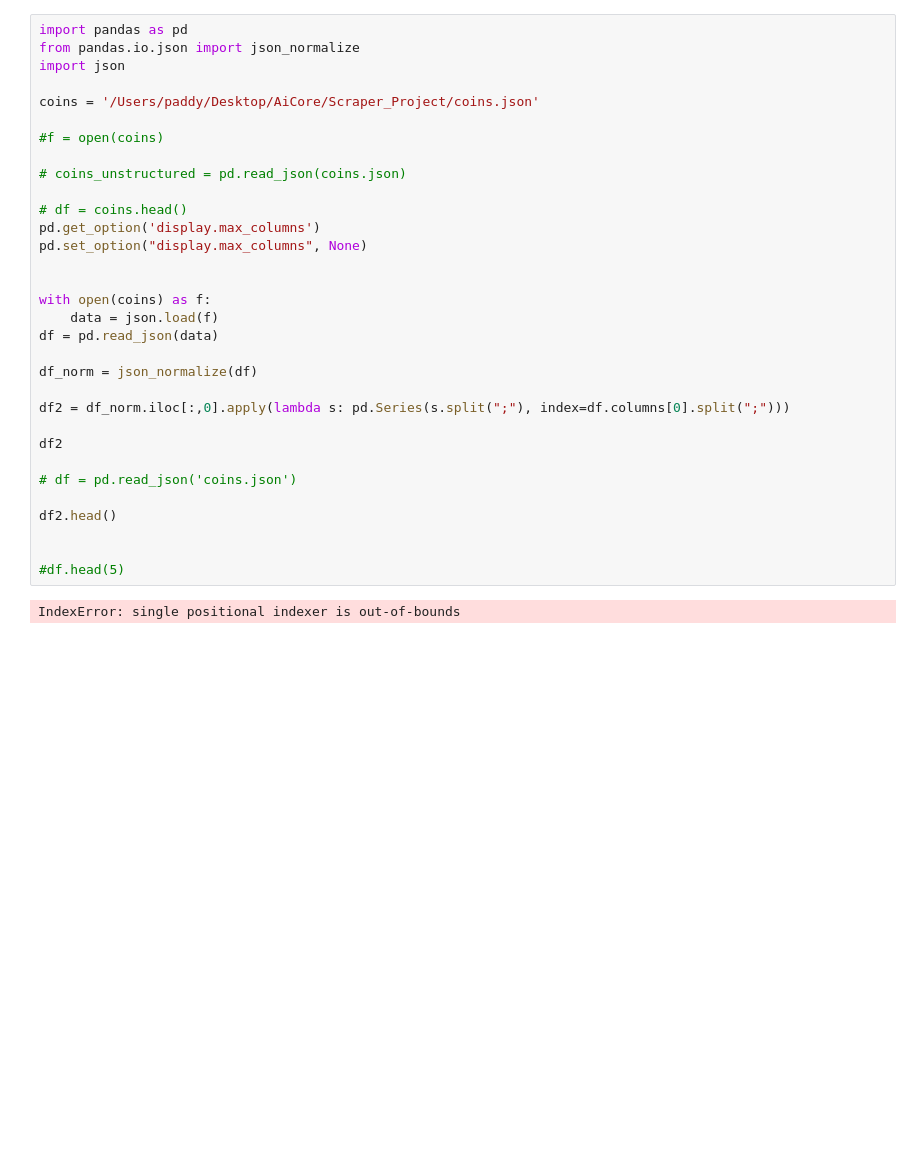
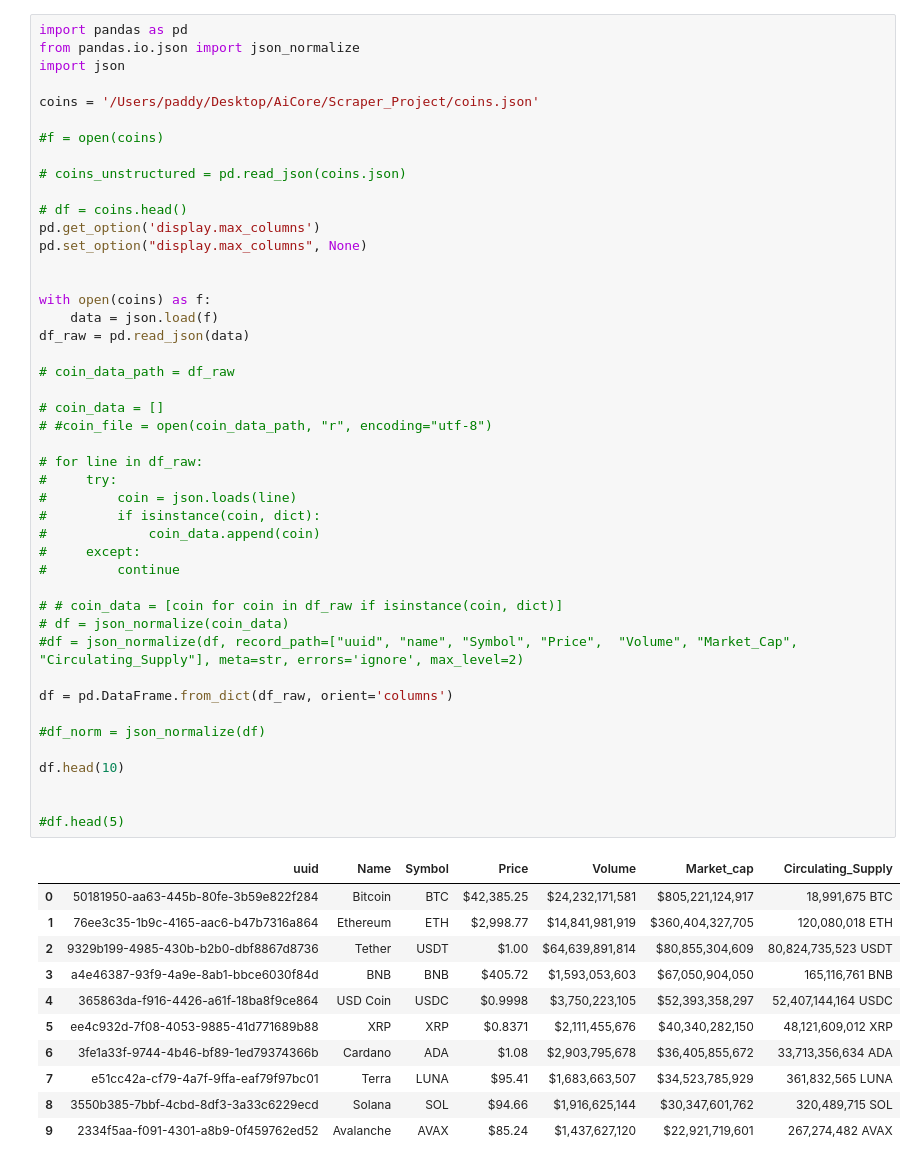
Before and after one commit to SaintpatrickII/webscraper, a Jupyter notebook: json_to_df.ipynb, the cells around one changed output. Drawn from its saved outputs; the diff is of its cells as text; blank space fills up the shorter version.

```diff
--- a/json_to_df.ipynb
+++ b/json_to_df.ipynb
@@ -1,34 +1,57 @@
 # %%
 import pandas as pd
 from pandas.io.json import json_normalize
 import json
 
 coins = '/Users/paddy/Desktop/AiCore/Scraper_Project/coins.json'
 
 #f = open(coins)
 
 # coins_unstructured = pd.read_json(coins.json)
 
 # df = coins.head()
 pd.get_option('display.max_columns')
 pd.set_option("display.max_columns", None)
 
 
 with open(coins) as f:
     data = json.load(f)
-df = pd.read_json(data)
+df_raw = pd.read_json(data)
 
-df_norm = json_normalize(df)
+# coin_data_path = df_raw
 
-df2 = df_norm.iloc[:,0].apply(lambda s: pd.Series(s.split(";"), index=df.columns[0].split(";")))
+# coin_data = []
+# #coin_file = open(coin_data_path, "r", encoding="utf-8")
 
-df2
+# for line in df_raw:
+#     try:
+#         coin = json.loads(line)
+#         if isinstance(coin, dict):
+#             coin_data.append(coin)
+#     except:
+#         continue
 
-# df = pd.read_json('coins.json')
+# # coin_data = [coin for coin in df_raw if isinstance(coin, dict)]
+# df = json_normalize(coin_data)
+#df = json_normalize(df, record_path=["uuid", "name", "Symbol", "Price",  "Volume", "Market_Cap", "Circulating_Supply"], meta=str, errors='ignore', max_level=2)
 
-df2.head()
+df = pd.DataFrame.from_dict(df_raw, orient='columns')
+
+#df_norm = json_normalize(df)
+
+df.head(10)
 
 
 #df.head(5)
 # %% [output]
-IndexError: single positional indexer is out-of-bounds
+|  | uuid | Name | Symbol | Price | Volume | Market_cap | Circulating_Supply |
+| 0 | 50181950-aa63-445b-80fe-3b59e822f284 | Bitcoin | BTC | $42,385.25 | $24,232,171,581 | $805,221,124,917 | 18,991,675 BTC |
+| 1 | 76ee3c35-1b9c-4165-aac6-b47b7316a864 | Ethereum | ETH | $2,998.77 | $14,841,981,919 | $360,404,327,705 | 120,080,018 ETH |
+| 2 | 9329b199-4985-430b-b2b0-dbf8867d8736 | Tether | USDT | $1.00 | $64,639,891,814 | $80,855,304,609 | 80,824,735,523 USDT |
+| 3 | a4e46387-93f9-4a9e-8ab1-bbce6030f84d | BNB | BNB | $405.72 | $1,593,053,603 | $67,050,904,050 | 165,116,761 BNB |
+| 4 | 365863da-f916-4426-a61f-18ba8f9ce864 | USD Coin | USDC | $0.9998 | $3,750,223,105 | $52,393,358,297 | 52,407,144,164 USDC |
+| 5 | ee4c932d-7f08-4053-9885-41d771689b88 | XRP | XRP | $0.8371 | $2,111,455,676 | $40,340,282,150 | 48,121,609,012 XRP |
+| 6 | 3fe1a33f-9744-4b46-bf89-1ed79374366b | Cardano | ADA | $1.08 | $2,903,795,678 | $36,405,855,672 | 33,713,356,634 ADA |
+| 7 | e51cc42a-cf79-4a7f-9ffa-eaf79f97bc01 | Terra | LUNA | $95.41 | $1,683,663,507 | $34,523,785,929 | 361,832,565 LUNA |
+| 8 | 3550b385-7bbf-4cbd-8df3-3a33c6229ecd | Solana | SOL | $94.66 | $1,916,625,144 | $30,347,601,762 | 320,489,715 SOL |
+| 9 | 2334f5aa-f091-4301-a8b9-0f459762ed52 | Avalanche | AVAX | $85.24 | $1,437,627,120 | $22,921,719,601 | 267,274,482 AVAX |
```
Also changed, not shown: parts of 3 cells of this notebook, 4 other files.
